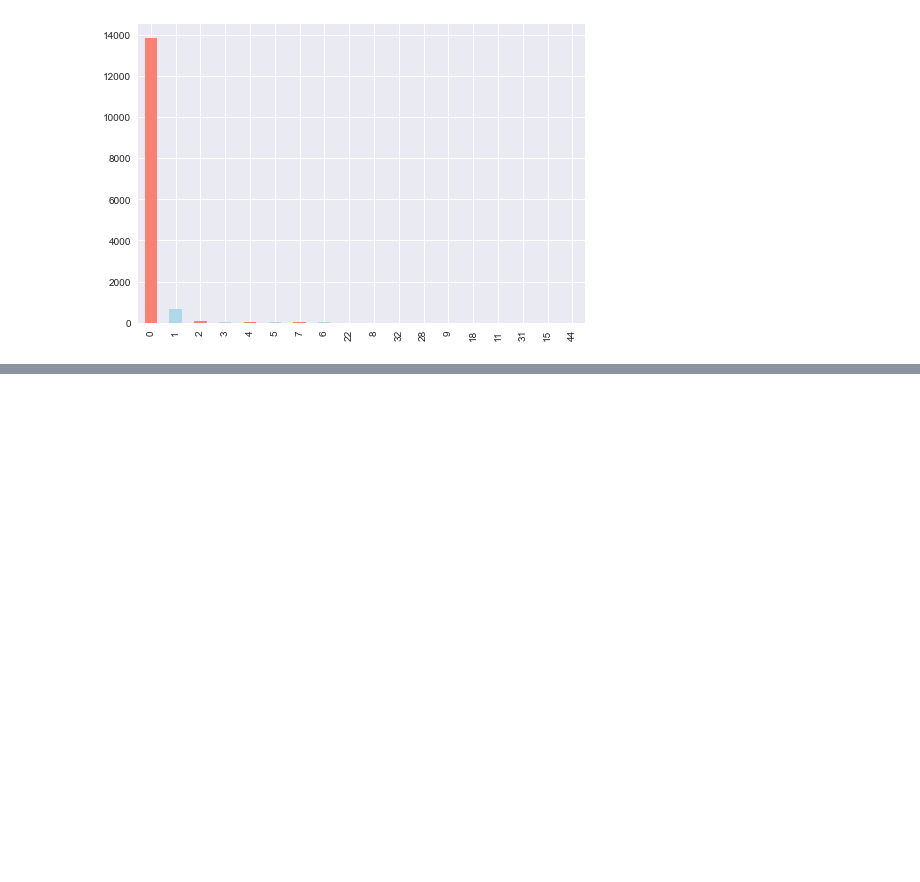
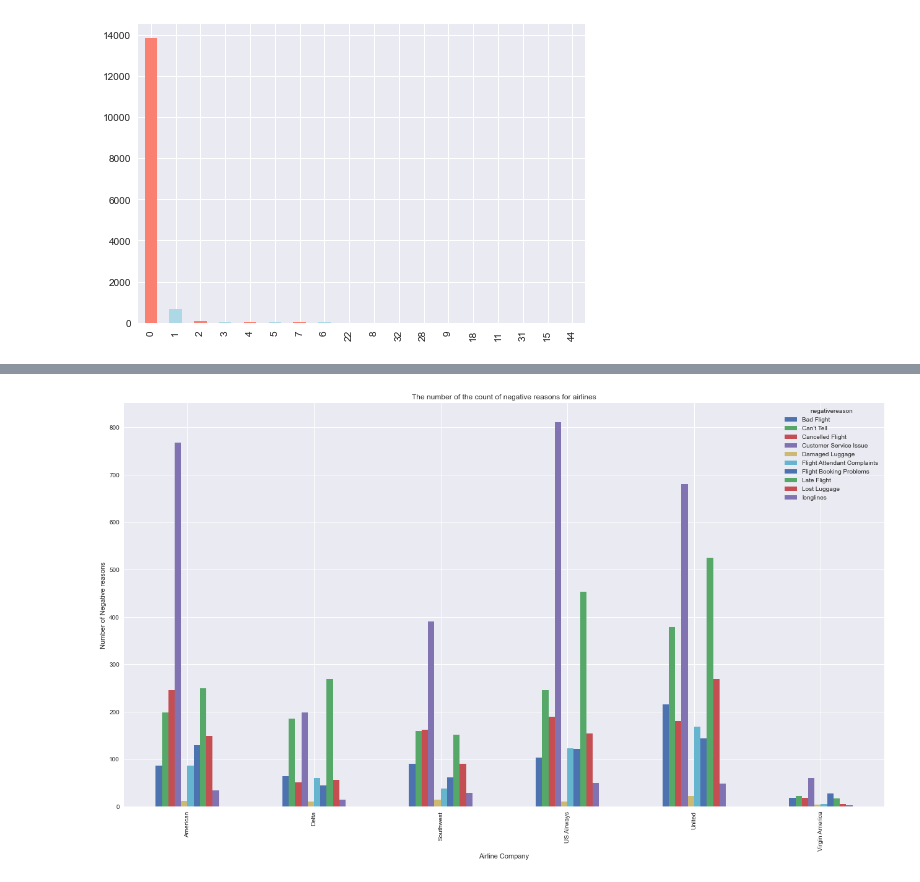
Before and after one commit to abideen-olawuwo/airline-twitter-sentiment, a Jupyter notebook: airline_sentimental_analysis.ipynb, the cells around one changed output, grey strips where cells are left out. Saved outputs shown, nothing was run; the diff lists cells and outputs as text; code cells hidden in the pictures; blank space fills up the shorter version.

```diff
--- a/airline_sentimental_analysis.ipynb
+++ b/airline_sentimental_analysis.ipynb
@@ -182,0 +211,9 @@ df["retweet_count"].value_counts().plot(kind="bar", color=["salmon", "lightblue"
+# %%
+negative_reasons = df.groupby('airline')['negativereason'].value_counts(ascending=True)
+negative_reasons.groupby(['airline','negativereason']).sum().unstack().plot(kind='bar',figsize=(22,12))
+plt.xlabel('Airline Company')
+plt.ylabel('Number of Negative reasons')
+plt.title("The number of the count of negative reasons for airlines")
+plt.show()
+# %% [output]
+[figure, added]
```
Also changed, not shown: parts of 3 cells of this notebook.
